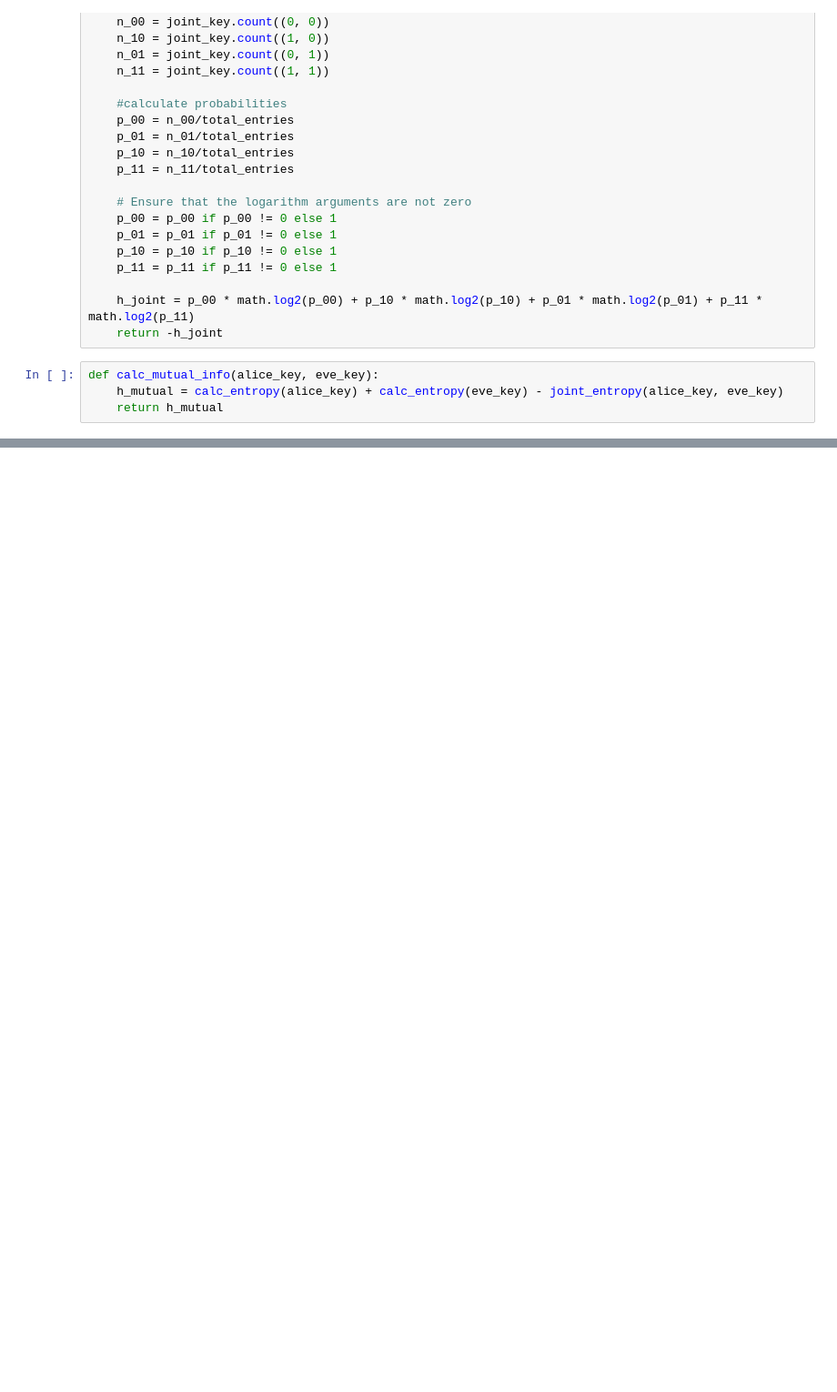
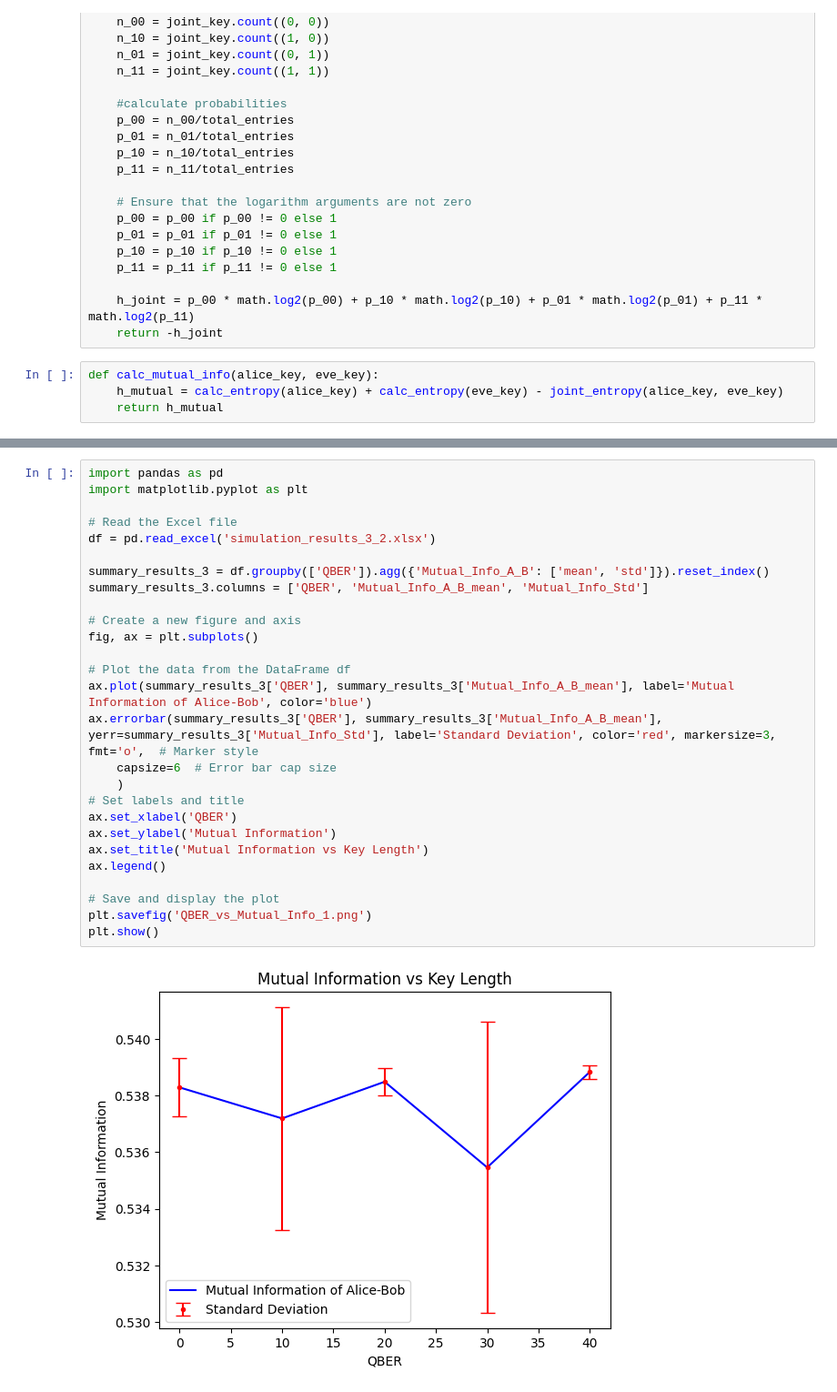
Before and after one commit to mszadkar/IBM-QX-and-Qiskit, a Jupyter notebook: Intercept-resend DPS_2.ipynb, the cells around one changed output, grey strips where cells are left out. Shown at 91% size. Cells and saved outputs as stored; diff of their text form; blank space fills up the shorter version.

```diff
--- a/Intercept-resend DPS_2.ipynb
+++ b/Intercept-resend DPS_2.ipynb
@@ -629,0 +711,29 @@ Use %tb to get the full traceback.
+# %%
+import pandas as pd
+import matplotlib.pyplot as plt
+
+# Read the Excel file
+df = pd.read_excel('simulation_results_3_2.xlsx')
+
+summary_results_3 = df.groupby(['QBER']).agg({'Mutual_Info_A_B': ['mean', 'std']}).reset_index()
+summary_results_3.columns = ['QBER', 'Mutual_Info_A_B_mean', 'Mutual_Info_Std']
+
+# Create a new figure and axis
+fig, ax = plt.subplots()
+
+# Plot the data from the DataFrame df
+ax.plot(summary_results_3['QBER'], summary_results_3['Mutual_Info_A_B_mean'], label='Mutual Information of Alice-Bob', color='blue')
+ax.errorbar(summary_results_3['QBER'], summary_results_3['Mutual_Info_A_B_mean'], yerr=summary_results_3['Mutual_Info_Std'], label='Standard Deviation', color='red', markersize=3, fmt='o',  # Marker style
+    capsize=6  # Error bar cap size
+    )
+# Set labels and title
+ax.set_xlabel('QBER')
+ax.set_ylabel('Mutual Information')
+ax.set_title('Mutual Information vs Key Length')
+ax.legend()
+
+# Save and display the plot
+plt.savefig('QBER_vs_Mutual_Info_1.png')
+plt.show()
+# %% [output]
+[figure, added]
```
Also changed, not shown: parts of 11 cells of this notebook, 33 other files.
